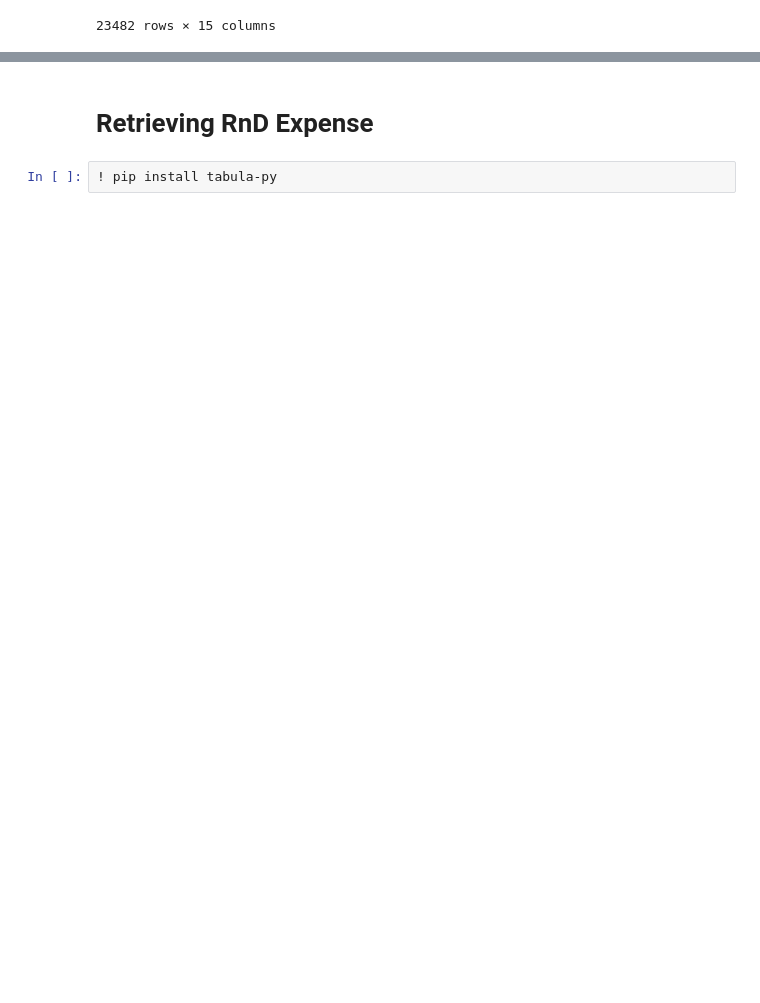
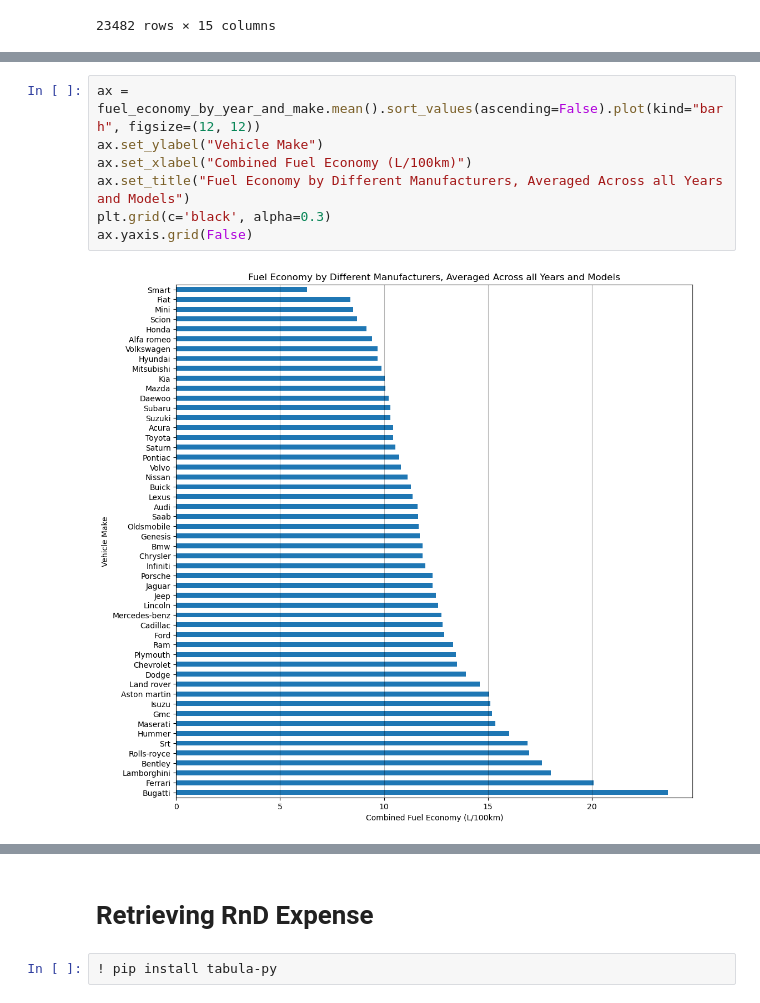
Before and after one commit to alexproskiw/Fuel-Efficiency-of-Canadian-Vehicles-Trends-and-Predictions, a Jupyter notebook: ECON323 Final Project.ipynb, the cells around one changed output, grey strips where cells are left out. Saved outputs shown, nothing was run; the diff lists cells and outputs as text; blank space fills up the shorter version.

```diff
--- a/ECON323 Final Project.ipynb
+++ b/ECON323 Final Project.ipynb
@@ -144,0 +208,9 @@ ax.yaxis.grid(True, color="black", alpha = 0.4, linestyle='--')
+# %%
+ax = fuel_economy_by_year_and_make.mean().sort_values(ascending=False).plot(kind="barh", figsize=(12, 12))
+ax.set_ylabel("Vehicle Make")
+ax.set_xlabel("Combined Fuel Economy (L/100km)")
+ax.set_title("Fuel Economy by Different Manufacturers, Averaged Across all Years and Models")
+plt.grid(c='black', alpha=0.3)
+ax.yaxis.grid(False)
+# %% [output]
+[figure, added]
```
Also changed, not shown: parts of 10 cells of this notebook.
